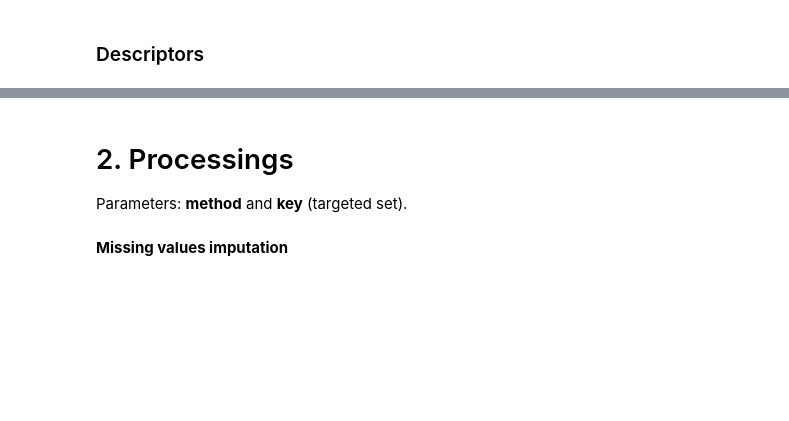
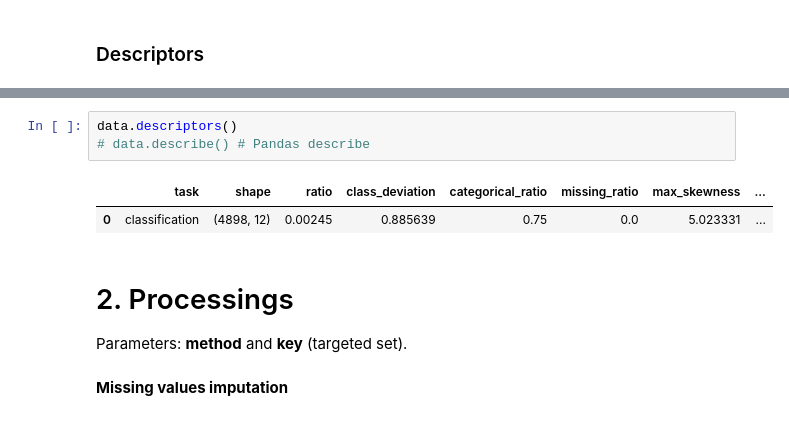
Before and after one commit to Didayolo/autopandas, a Jupyter notebook: AutoPandas_workspace.ipynb, the cells around one changed output, grey strips where cells are left out. Cells and saved outputs as stored; diff of their text form; blank space fills up the shorter version.

```diff
--- a/AutoPandas_workspace.ipynb
+++ b/AutoPandas_workspace.ipynb
@@ -83,3 +55,9 @@ classification
+# %%
+data.descriptors()
+# data.describe() # Pandas describe
+# %% [output]
+|  | task | shape | ratio | class_deviation | categorical_ratio | missing_ratio | max_skewness | ... |
+| 0 | classification | (4898, 12) | 0.00245 | 0.885639 | 0.75 | 0.0 | 5.023331 | ... |
 # %% [markdown]
 # 2. Processings
 
```
Also changed, not shown: parts of 7 cells of this notebook, 5 other files.
